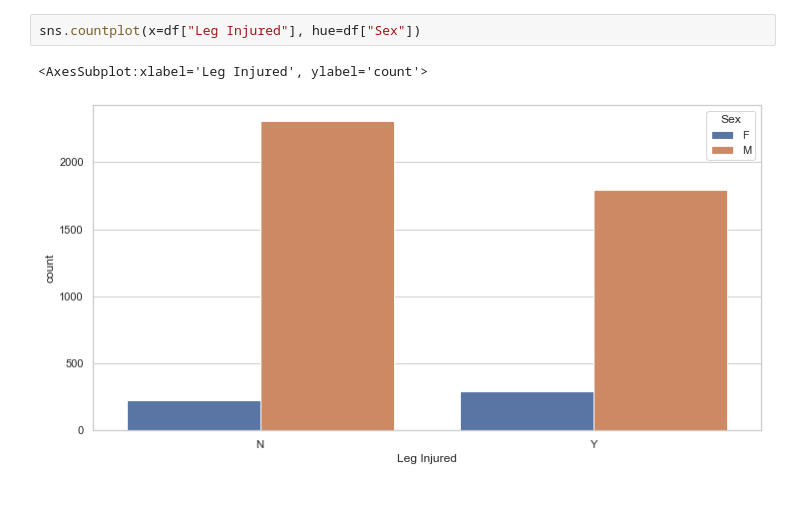
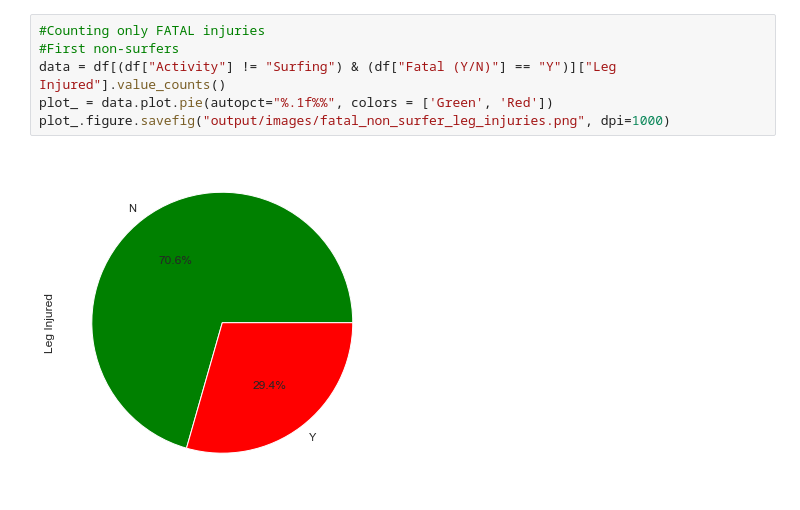
Before and after one commit to DanielReverter/project-pandas, a Jupyter notebook: Visualization.ipynb, the cells around one changed output. Drawn from its saved outputs; the diff is of its cells as text.

```diff
--- a/Visualization.ipynb
+++ b/Visualization.ipynb
@@ -39,5 +39,8 @@ data.plot.pie(autopct="%.1f%%")
-# %%
-sns.countplot(x=df["Leg Injured"], hue=df["Sex"])
-# %% [output]
-<AxesSubplot:xlabel='Leg Injured', ylabel='count'>
-[figure, removed]
+# %%
+#Counting only FATAL injuries
+#First non-surfers
+data = df[(df["Activity"] != "Surfing") & (df["Fatal (Y/N)"] == "Y")]["Leg Injured"].value_counts()
+plot_ = data.plot.pie(autopct="%.1f%%", colors = ['Green', 'Red'])
+plot_.figure.savefig("output/images/fatal_non_surfer_leg_injuries.png", dpi=1000)
+# %% [output]
+[figure, added]
```
Also changed, not shown: parts of 20 cells of this notebook, 12 other files.
